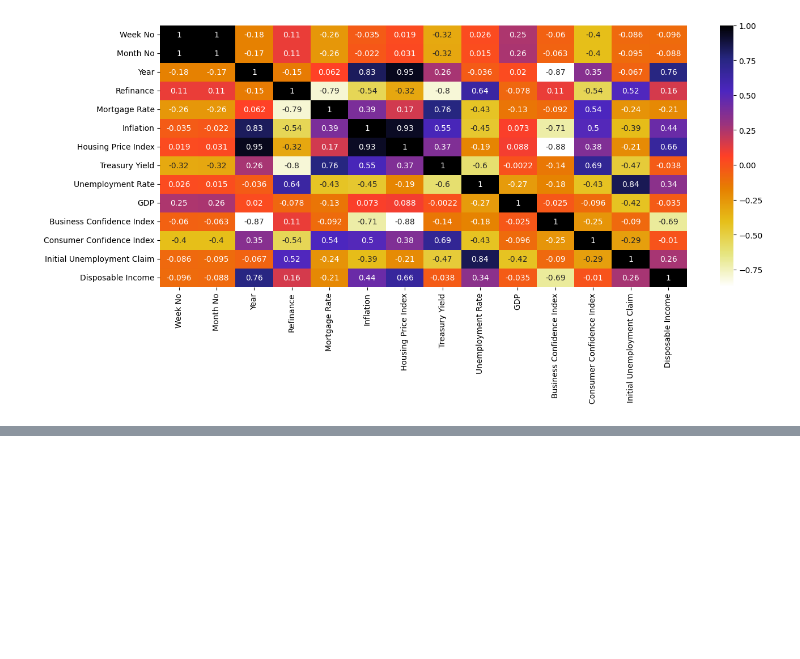
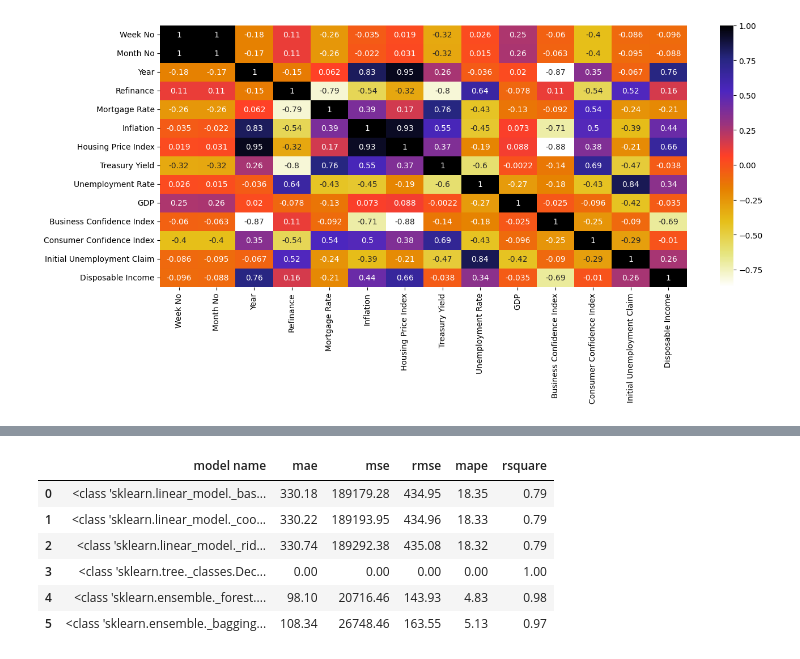
Before and after one commit to karthikeya-1508/ML_prac_files, a Jupyter notebook: Regression_Projects/Refinance_Project/Refinance_muticollinearity_Standardisation_Hyper_parameter_Tuning_LR_L1_L2_RF_XGBoost.ipynb, the cells around one changed output, grey strips where cells are left out. Cells and saved outputs as stored; diff of their text form; code cells hidden in the pictures; blank space fills up the shorter version.

```diff
--- a/Regression_Projects/Refinance_Project/Refinance_muticollinearity_Standardisation_Hyper_parameter_Tuning_LR_L1_L2_RF_XGBoost.ipynb
+++ b/Regression_Projects/Refinance_Project/Refinance_muticollinearity_Standardisation_Hyper_parameter_Tuning_LR_L1_L2_RF_XGBoost.ipynb
@@ -574,0 +634,5 @@ plt.show()
+# %%
+x=base_data_upd.drop('Refinance',axis=1)
+y=base_data_upd['Refinance']
+# %%
+X_train,X_test,y_train,y_test=train_test_split(x,y,test_size=0.05,random_state=42)
@@ -574,0 +643,12 @@ plt.show()
+# %%
+validation_table_train_upd = model_validation('train',X_train,X_test,y_train,y_test)
+# %%
+validation_table_train_upd
+# %% [output]
+|  | model name | mae | mse | rmse | mape | rsquare |
+| 0 | <class 'sklearn.linear_model._bas... | 330.18 | 189179.28 | 434.95 | 18.35 | 0.79 |
+| 1 | <class 'sklearn.linear_model._coo... | 330.22 | 189193.95 | 434.96 | 18.33 | 0.79 |
+| 2 | <class 'sklearn.linear_model._rid... | 330.74 | 189292.38 | 435.08 | 18.32 | 0.79 |
+| 3 | <class 'sklearn.tree._classes.Dec... | 0.00 | 0.00 | 0.00 | 0.00 | 1.00 |
+| 4 | <class 'sklearn.ensemble._forest.... | 98.10 | 20716.46 | 143.93 | 4.83 | 0.98 |
+| 5 | <class 'sklearn.ensemble._bagging... | 108.34 | 26748.46 | 163.55 | 5.13 | 0.97 |
```
Also changed, not shown: parts of 51 cells of this notebook, 1 other file.
